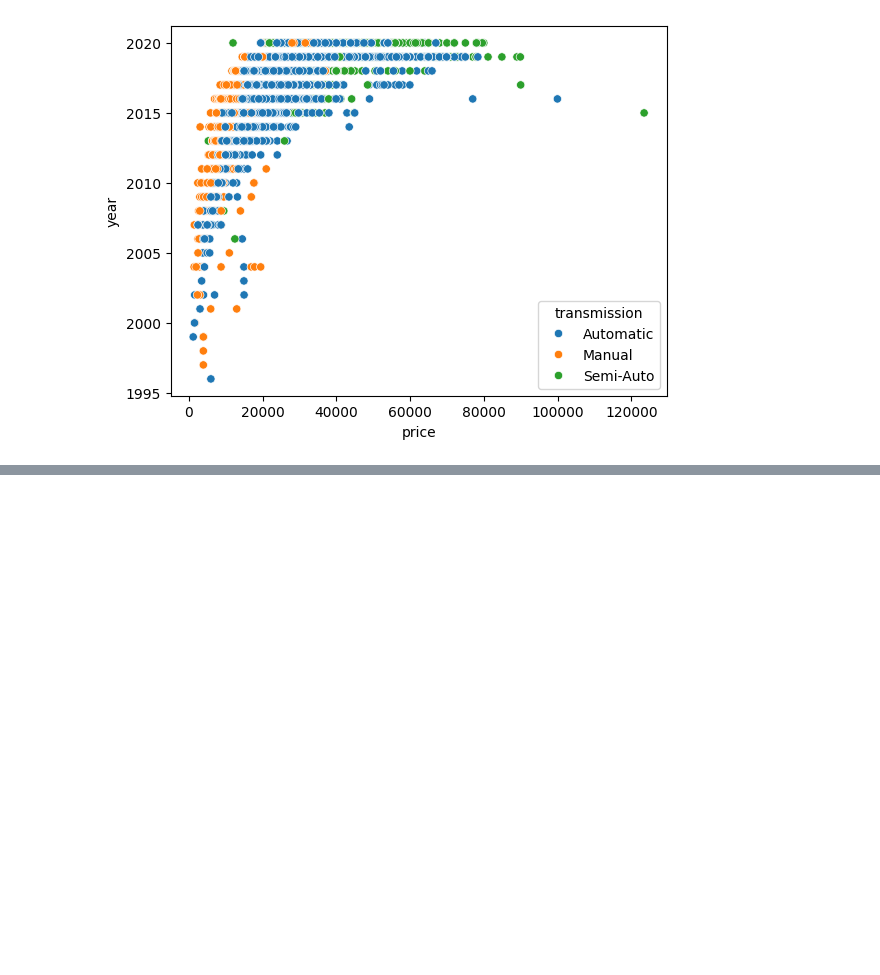
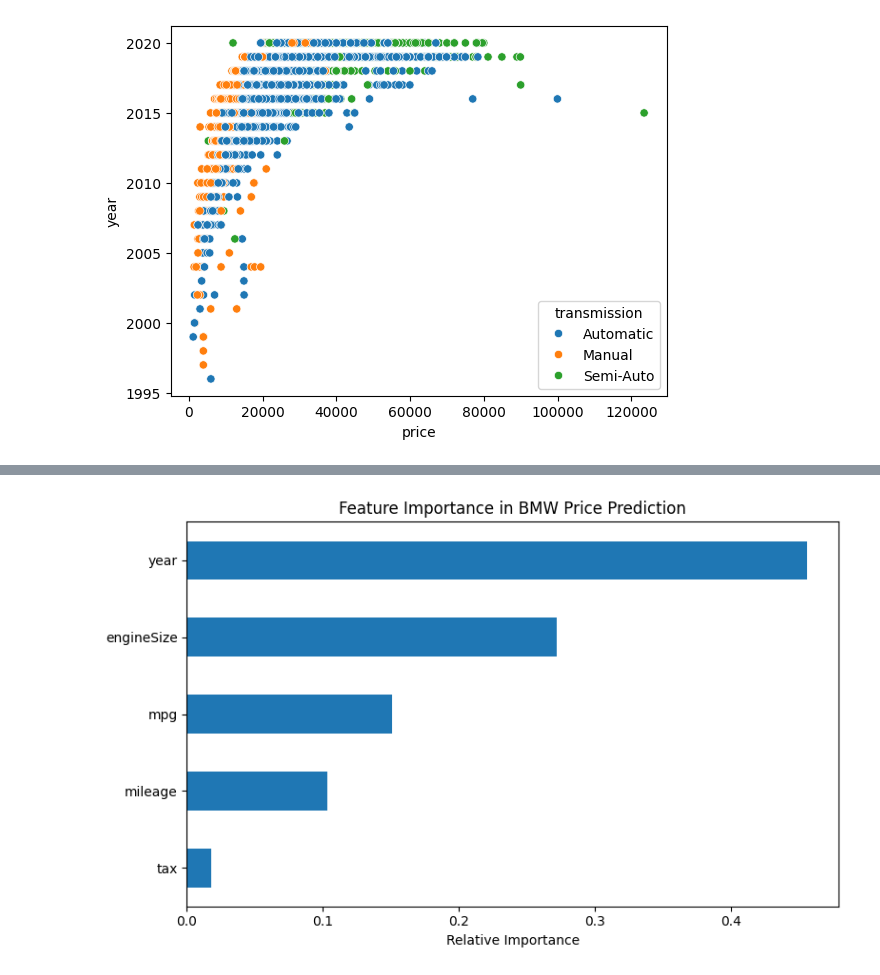
Before and after one commit to davidjayjackson/auto_bmw, a Jupyter notebook: bnw_eda.ipynb, the cells around one changed output, grey strips where cells are left out. Drawn from its saved outputs; the diff is of its cells as text; code cells hidden in the pictures; blank space fills up the shorter version.

```diff
--- a/bnw_eda.ipynb
+++ b/bnw_eda.ipynb
@@ -79,0 +192,89 @@ sns.scatterplot(x='price', y='year', data=bmw,hue='transmission')
+# %%
+# predict_bmw_price_rf.py
+
+import pandas as pd
+from sklearn.model_selection import train_test_split
+from sklearn.ensemble import RandomForestRegressor
+from sklearn.metrics import mean_absolute_error, mean_squared_error, r2_score
+import numpy as np
+
+# -----------------------------------------------------
+# 1. Load dataset
+# -----------------------------------------------------
+df = bmw
+
+# Optional: show quick preview
+print("Dataset shape:", df.shape)
+print(df.head(), "\n")
+
+# -----------------------------------------------------
+# 2. Select features (X) and target (y)
+# -----------------------------------------------------
+features = ['year', 'mileage', 'tax', 'mpg', 'engineSize']
+target = 'price'
+
+X = df[features]
+y = df[target]
+
+# -----------------------------------------------------
+# 3. Split data into training and test sets
+# -----------------------------------------------------
+X_train, X_test, y_train, y_test = train_test_split(
+    X, y, test_size=0.2, random_state=42
+)
+
+# -----------------------------------------------------
+# 4. Train Random Forest Regressor
+# -----------------------------------------------------
+model = RandomForestRegressor(
+    n_estimators=200,     # number of trees
+    max_depth=None,       # let trees grow fully
+    random_state=42,
+    n_jobs=-1             # use all CPU cores
+)
+model.fit(X_train, y_train)
+
+# -----------------------------------------------------
+# 5. Make predictions
+# -----------------------------------------------------
+y_pred = model.predict(X_test)
+
+# -----------------------------------------------------
+# 6. Evaluate model performance
+# -----------------------------------------------------
+mae = mean_absolute_error(y_test, y_pred)
+rmse = np.sqrt(mean_squared_error(y_test, y_pred))
+r2 = r2_score(y_test, y_pred)
+
+print("Model Performance:")
+print(f"  MAE : {mae:.2f}")
+print(f"  RMSE: {rmse:.2f}")
+print(f"  R²  : {r2:.3f}")
+
+# -----------------------------------------------------
+# 7. Example prediction
+# -----------------------------------------------------
+example = pd.DataFrame({
+    'year': [2020],
+    'mileage': [15000],
+    'tax': [150],
+    'mpg': [45],
+    'engineSize': [2.0]
+})
+
+predicted_price = model.predict(example)[0]
+print(f"\nPredicted Price for Example Car: £{predicted_price:,.2f}")
+
+# -----------------------------------------------------
+# 8. (Optional) Feature Importance
+# -----------------------------------------------------
+import matplotlib.pyplot as plt
+
+importance = pd.Series(model.feature_importances_, index=features).sort_values(ascending=True)
+plt.figure(figsize=(8, 5))
+importance.plot(kind='barh')
+plt.title("Feature Importance in BMW Price Prediction")
+plt.xlabel("Relative Importance")
+plt.tight_layout()
+plt.show()
+# %% [output]
@@ -79,0 +298 @@ sns.scatterplot(x='price', y='year', data=bmw,hue='transmission')
+[figure, added]
```
Also changed, not shown: parts of 9 cells of this notebook, 1 other file.
